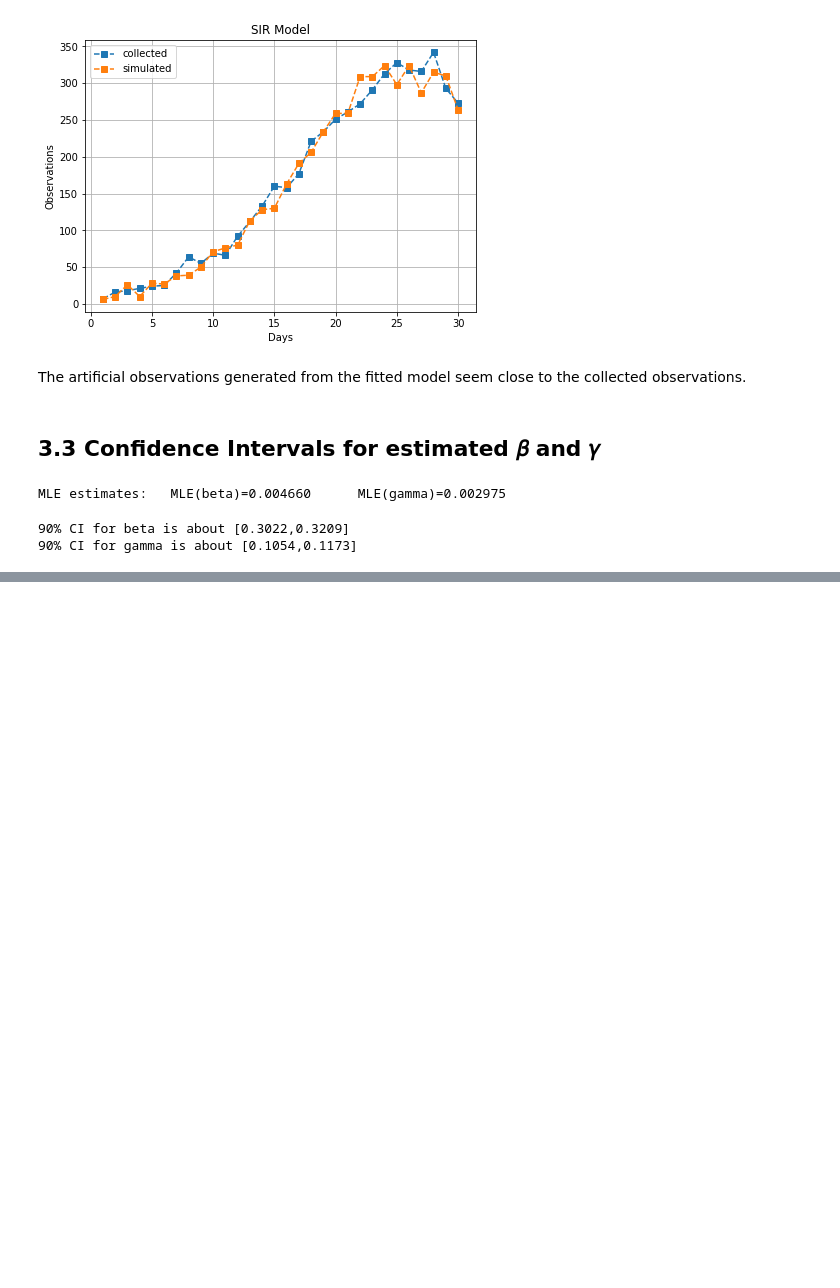
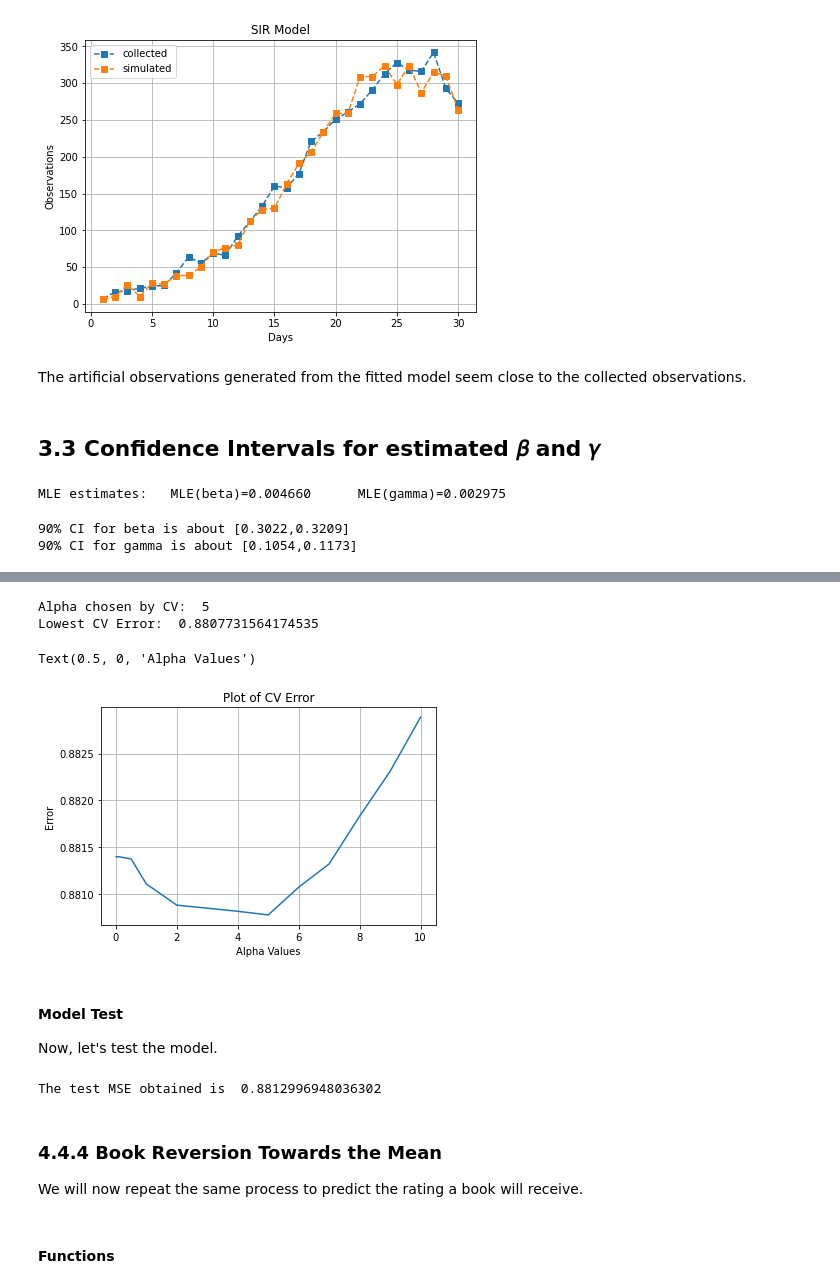
Before and after one commit to joycelim98/DSA4212, a Jupyter notebook: assignment_2_01.ipynb, the cells around one changed output, grey strips where cells are left out. Cells and saved outputs as stored; diff of their text form; code cells hidden in the pictures; blank space fills up the shorter version.

```diff
--- a/assignment_2_01.ipynb
+++ b/assignment_2_01.ipynb
@@ -632,0 +1180,2 @@ print("90% CI for gamma is about [{0:2.4f},{1:2.4f}]".format(gamma_MLE - 2*std_g
+# %%
+rev_train = r_train.copy()
@@ -632,0 +1188,7 @@ print("90% CI for gamma is about [{0:2.4f},{1:2.4f}]".format(gamma_MLE - 2*std_g
+# %%
+# num_of_book_rated is our F(u), for user u
+# sum_of_ratings is the sum of R_ub for user u and all the books u has rated
+
+user_rev_train_precv, M = user_prepro_rev(rev_train)
+print(M)
+display(user_rev_train_precv.head(2))
@@ -632,0 +1202,2 @@ print("90% CI for gamma is about [{0:2.4f},{1:2.4f}]".format(gamma_MLE - 2*std_g
+# %%
+rev_val = r_val.copy()
@@ -632,0 +1210,6 @@ print("90% CI for gamma is about [{0:2.4f},{1:2.4f}]".format(gamma_MLE - 2*std_g
+# %%
+# Let's run cross-validation to find the best alpha to be used for testing
+
+list_of_alphas = [0.01,0.05,0.1,0.5,1,2,3,4,5,6,7,8,9,10]
+
+user_best_alpha, user_val_err_hist = user_rev_cv(user_rev_train_precv,rev_val,list_of_alphas,M)
@@ -632,0 +1234,28 @@ print("90% CI for gamma is about [{0:2.4f},{1:2.4f}]".format(gamma_MLE - 2*std_g
+# %%
+print("Alpha chosen by CV: ", user_best_alpha)
+print("Lowest CV Error: ", min(user_val_err_hist))
+plt.plot(list_of_alphas,user_val_err_hist)
+plt.title("Plot of CV Error")
+plt.grid(True)
+plt.ylabel("Error")
+plt.xlabel("Alpha Values")
+# %% [output]
+Alpha chosen by CV:  5
+Lowest CV Error:  0.8807731564174535
+Text(0.5, 0, 'Alpha Values')
+[figure, added]
+# %% [markdown]
+#### Model Test
+
+Now, let's test the model.
+# %%
+user_test_mse = test_user_model(user_rev_train_precv,r_test,user_best_alpha)
+print("The test MSE obtained is ", user_test_mse)
+# %% [output]
+The test MSE obtained is  0.8812996948036302
+# %% [markdown]
+### 4.4.4 Book Reversion Towards the Mean
+
+We will now repeat the same process to predict the rating a book will receive.
+# %% [markdown]
+#### Functions
```
Also changed, not shown: parts of 142 cells of this notebook.
